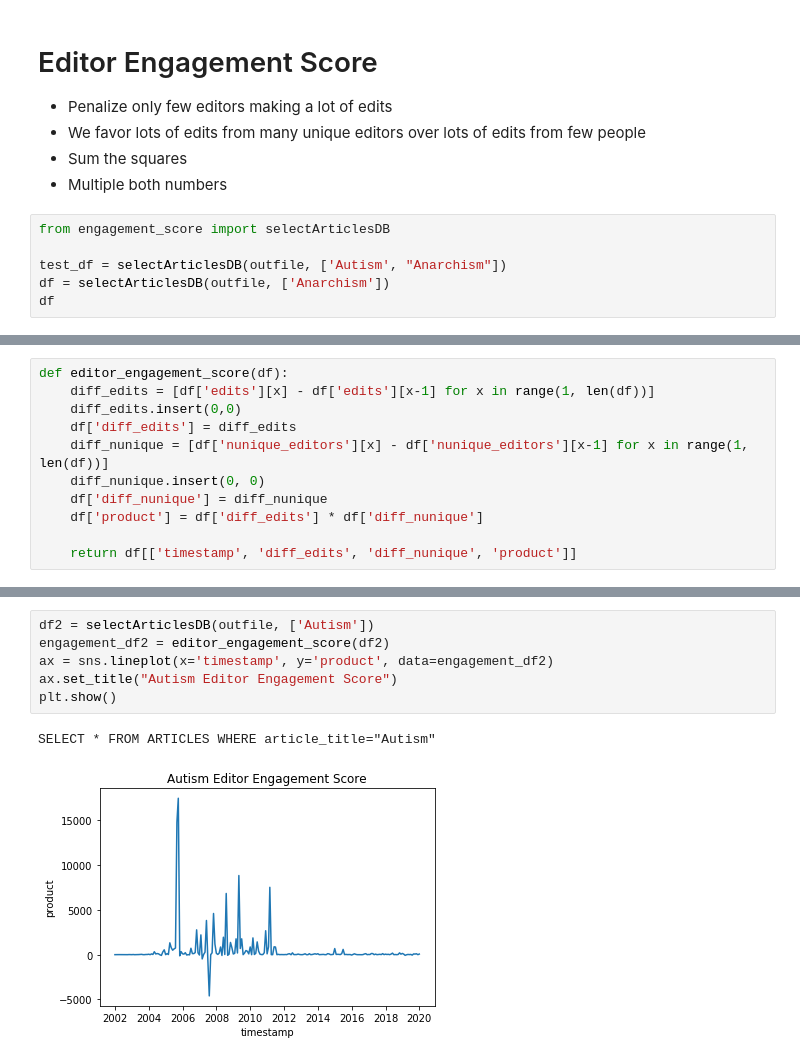
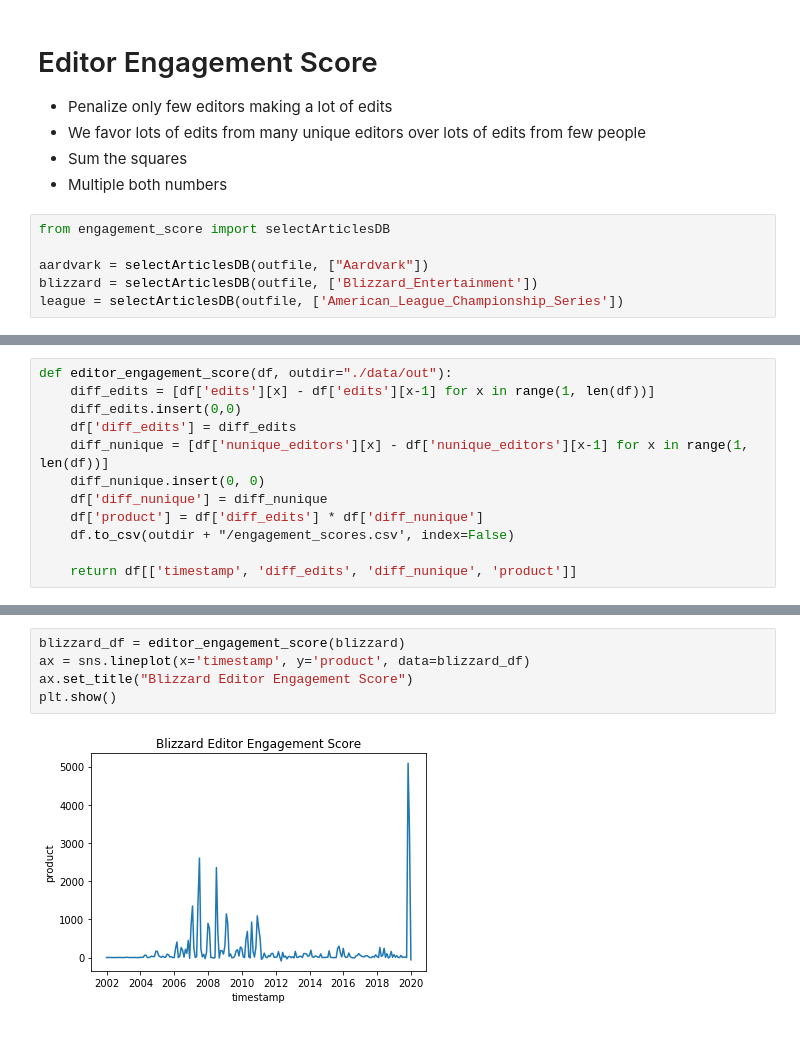
Before and after one commit to Jonwlin/DSC180B, a Jupyter notebook: notebooks/CleanedWikiPopularity.ipynb, the cells around one changed output, grey strips where cells are left out. Saved outputs shown, nothing was run; the diff lists cells and outputs as text.

```diff
--- a/notebooks/CleanedWikiPopularity.ipynb
+++ b/notebooks/CleanedWikiPopularity.ipynb
@@ -101,7 +101,7 @@ Exporting to DB File
 # %%
 from engagement_score import selectArticlesDB
 
-test_df = selectArticlesDB(outfile, ['Autism', "Anarchism"])
-df = selectArticlesDB(outfile, ['Anarchism'])
-df
+aardvark = selectArticlesDB(outfile, ["Aardvark"])
+blizzard = selectArticlesDB(outfile, ['Blizzard_Entertainment'])
+league = selectArticlesDB(outfile, ['American_League_Championship_Series'])
 # %% [output]
@@ -134,5 +132,5 @@ sns.lineplot(x='timestamp', y='nunique_editors', data=df, label='nunique')
 # %%
-def editor_engagement_score(df):
+def editor_engagement_score(df, outdir="./data/out"):
     diff_edits = [df['edits'][x] - df['edits'][x-1] for x in range(1, len(df))]
     diff_edits.insert(0,0)
     df['diff_edits'] = diff_edits
@@ -140,5 +138,6 @@ def editor_engagement_score(df):
     diff_nunique.insert(0, 0)
     df['diff_nunique'] = diff_nunique
     df['product'] = df['diff_edits'] * df['diff_nunique']
+    df.to_csv(outdir + "/engagement_scores.csv', index=False)
 
     return df[['timestamp', 'diff_edits', 'diff_nunique', 'product']]
@@ -152,9 +160,7 @@ plt.show()
 # %%
-df2 = selectArticlesDB(outfile, ['Autism'])
-engagement_df2 = editor_engagement_score(df2)
-ax = sns.lineplot(x='timestamp', y='product', data=engagement_df2)
-ax.set_title("Autism Editor Engagement Score")
+blizzard_df = editor_engagement_score(blizzard)
+ax = sns.lineplot(x='timestamp', y='product', data=blizzard_df)
+ax.set_title("Blizzard Editor Engagement Score")
 plt.show()
 # %% [output]
-SELECT * FROM ARTICLES WHERE article_title="Autism"
-[figure, old version]
+[figure, new version]
```
Also changed, not shown: parts of 11 cells of this notebook, 1 other file.
